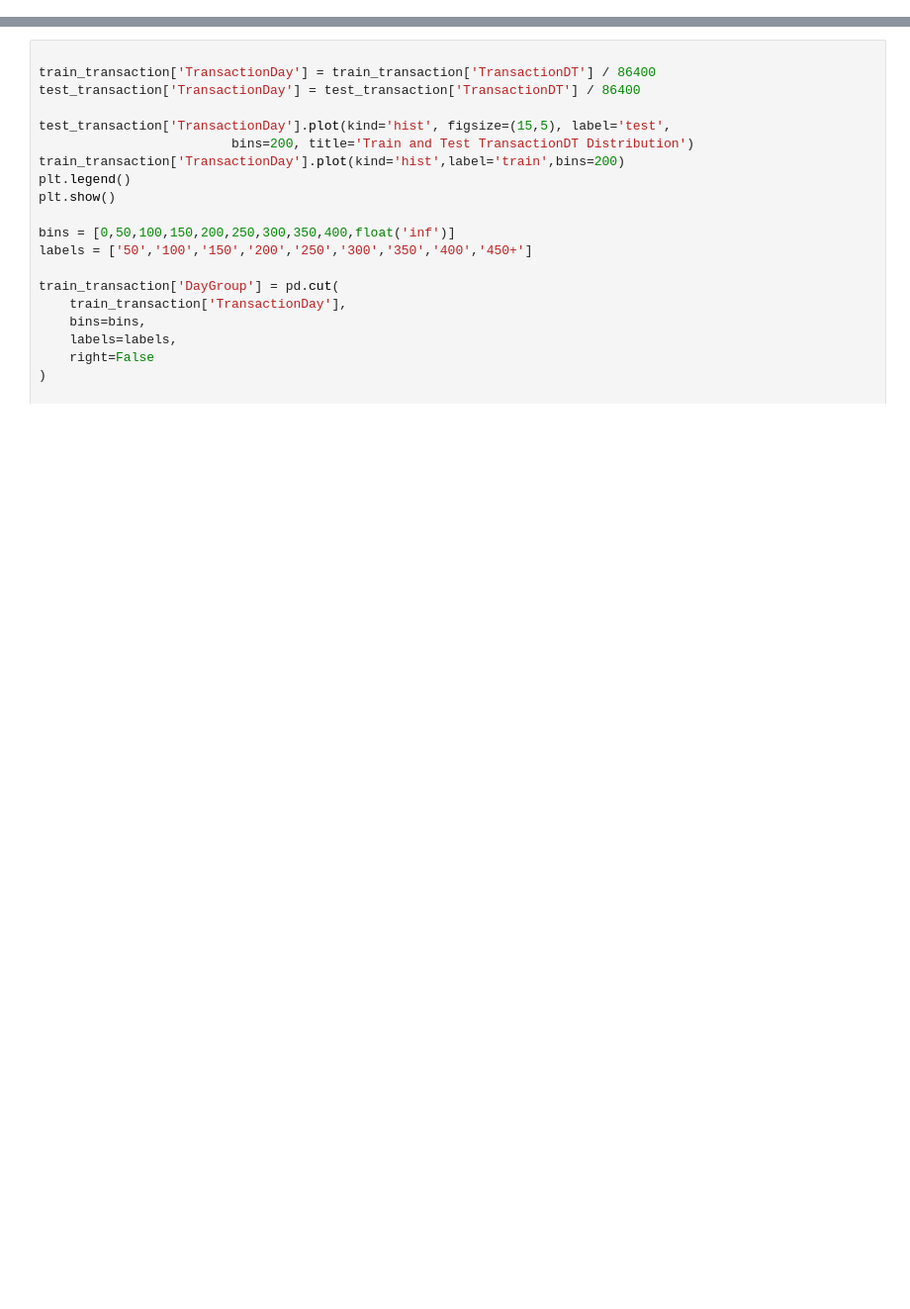
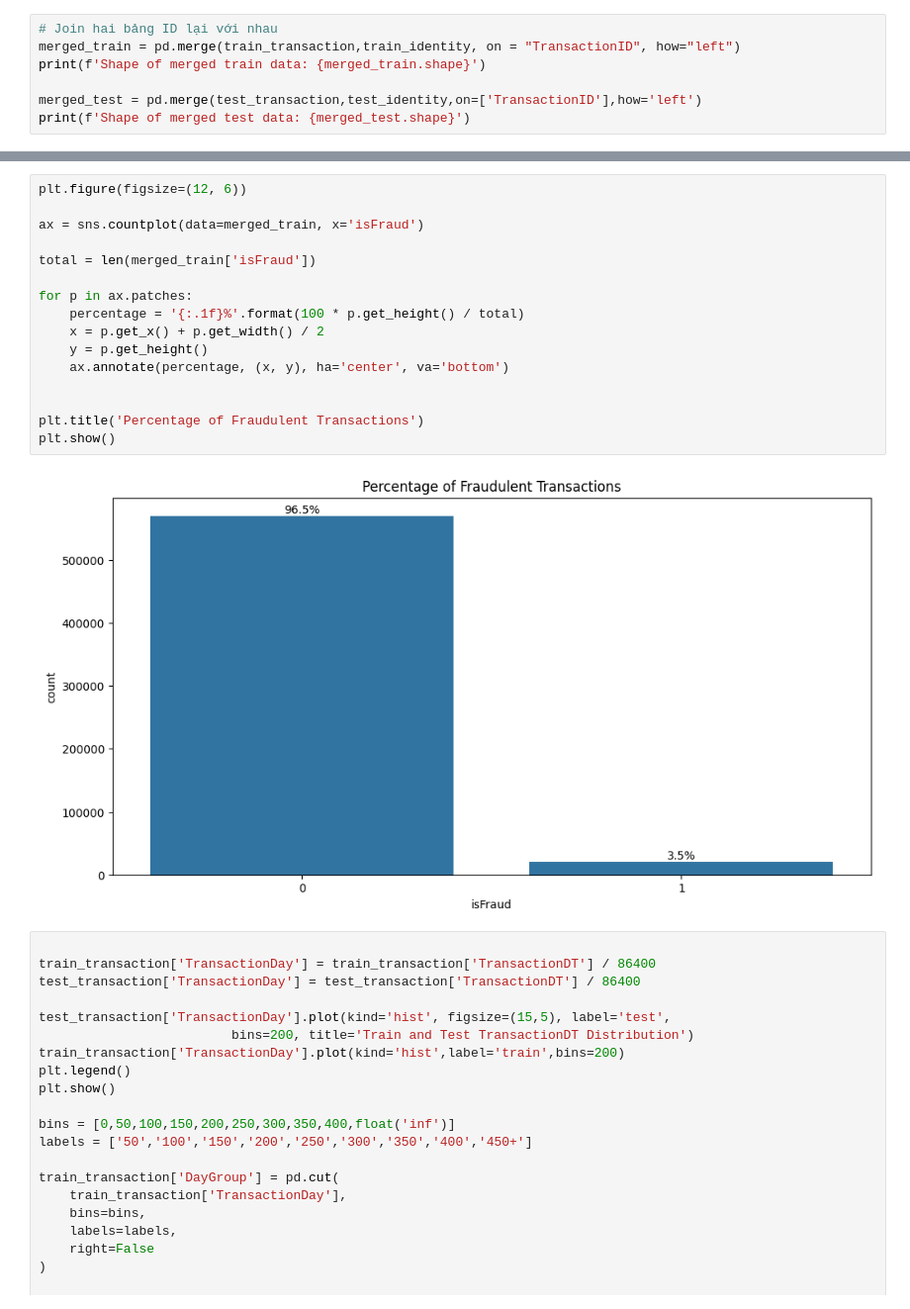
Before and after one commit to tranthikyphuong/IEEE-CIS-Fraud-Detection-Project, a Jupyter notebook: ieee-cis-fraud-detection.ipynb, the cells around one changed output, grey strips where cells are left out. Shown at 99% size. Saved outputs shown, nothing was run; the diff lists cells and outputs as text; blank space fills up the shorter version.

Commit message:
Kaggle Notebook | IEEE-CIS Fraud Detection | Version 4

```diff
--- a/ieee-cis-fraud-detection.ipynb
+++ b/ieee-cis-fraud-detection.ipynb
@@ -41,0 +50,7 @@ Train transactions preview:
+# %%
+# Join hai bảng ID lại với nhau
+merged_train = pd.merge(train_transaction,train_identity, on = "TransactionID", how="left")
+print(f'Shape of merged train data: {merged_train.shape}')
+
+merged_test = pd.merge(test_transaction,test_identity,on=['TransactionID'],how='left')
+print(f'Shape of merged test data: {merged_test.shape}')
@@ -42,3 +102,21 @@ Train transactions preview:
+# %%
+plt.figure(figsize=(12, 6))
+
+ax = sns.countplot(data=merged_train, x='isFraud')
+
+total = len(merged_train['isFraud'])
+
+for p in ax.patches:
+    percentage = '{:.1f}%'.format(100 * p.get_height() / total)
+    x = p.get_x() + p.get_width() / 2
+    y = p.get_height()
+    ax.annotate(percentage, (x, y), ha='center', va='bottom')
+
+
+plt.title('Percentage of Fraudulent Transactions')
+plt.show()
+# %% [output]
+[figure, added]
 # %%
 
 train_transaction['TransactionDay'] = train_transaction['TransactionDT'] / 86400
```
Also changed, not shown: parts of 10 cells of this notebook.
